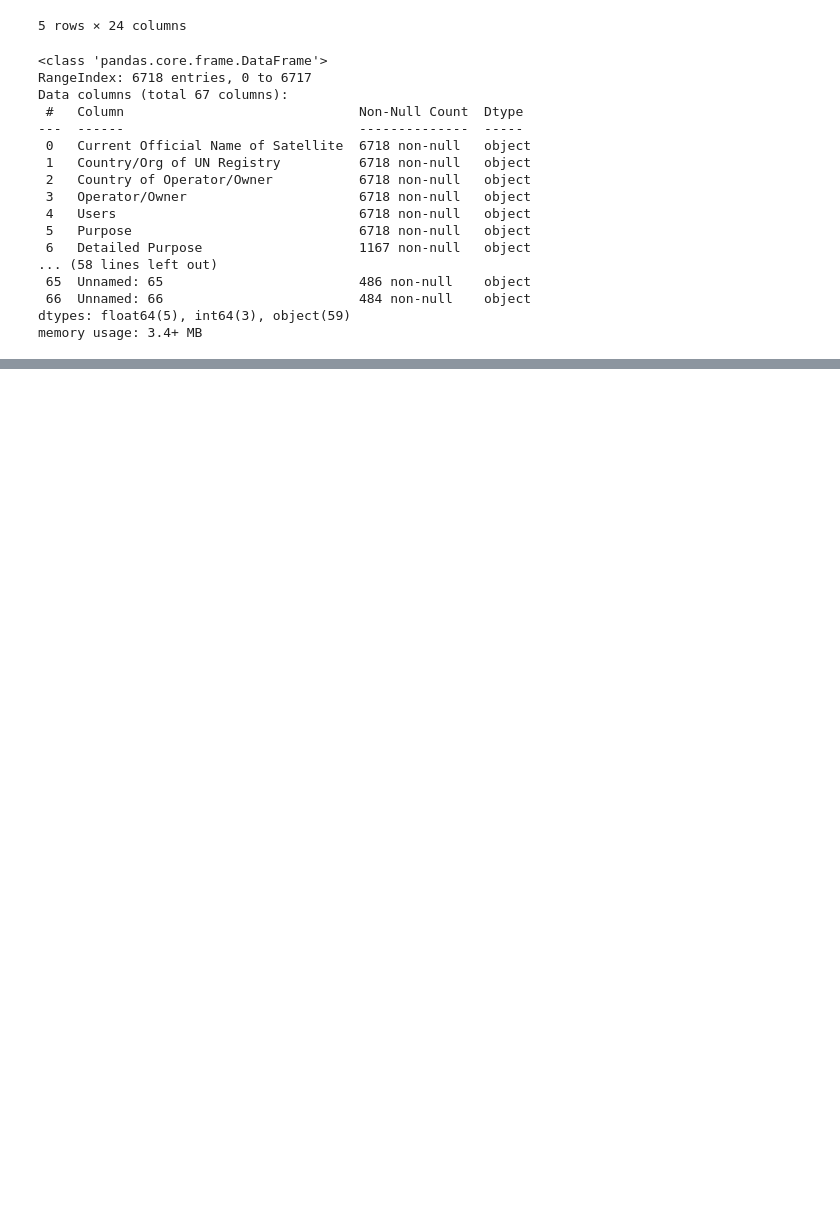
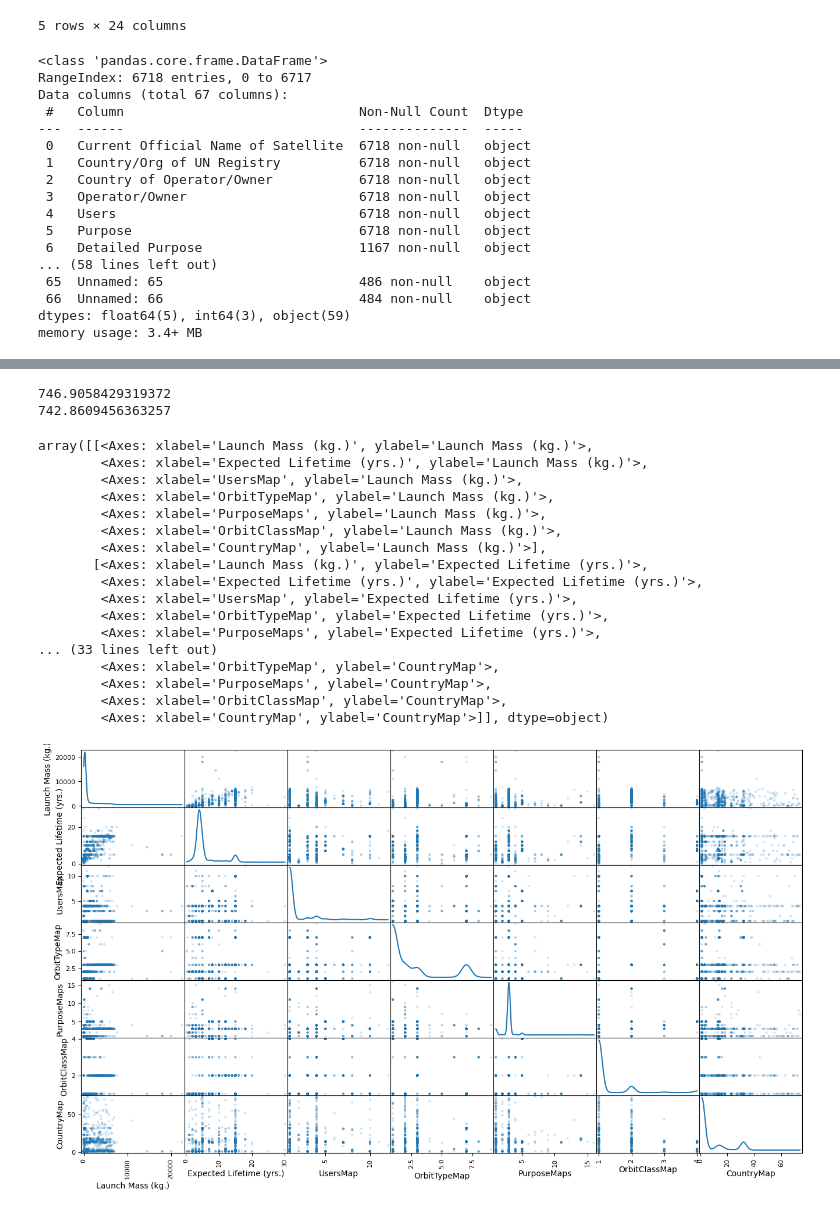
Before and after one commit to RobTheRobber/CO_Housing, a Jupyter notebook: exploration.ipynb, the cells around one changed output, grey strips where cells are left out. Saved outputs shown, nothing was run; the diff lists cells and outputs as text; code cells hidden in the pictures; blank space fills up the shorter version.

```diff
--- a/exploration.ipynb
+++ b/exploration.ipynb
@@ -57,0 +83,4 @@ Name: Country of Operator/Owner, Length: 104, dtype: int64
+# %%
+sat_cleaned.drop(['Detailed Purpose', 'Dry Mass (kg.)', 'Power (watts)'],axis=1, inplace= True)
+sat_cleaned = remove_small_groupings(sat_cleaned,'Users',1)
+sat_cleaned.dropna(subset='Expected Lifetime (yrs.)', inplace=True)
@@ -57,0 +120,5 @@ Name: Country of Operator/Owner, Length: 104, dtype: int64
+# %%
+
+# mil_df = sat_cleaned[sat_cleaned['Users']!='Commercial']
+mil_df = sat_cleaned
+mil_df['Purpose'].value_counts()
@@ -57,0 +163,36 @@ Name: Country of Operator/Owner, Length: 104, dtype: int64
+# %%
+mil_df_scatter = mil_df[['Users','Purpose','Class of Orbit','Type of Orbit', 'Launch Mass (kg.)','Country of Operator/Owner','Expected Lifetime (yrs.)']]
+# mil_df_scatter['Expected Lifetime (yrs.)'].fillna(mil_df_scatter['Expected Lifetime (yrs.)'].median(), inplace=True)
+mil_df_scatter['Type of Orbit'] = mil_df_scatter['Type of Orbit'].fillna('Unknown')
+mil_df_scatter['UsersMap'] = map_values(mil_df_scatter,'Users')
+mil_df_scatter['OrbitTypeMap'] = map_values(mil_df_scatter,'Type of Orbit')
+mil_df_scatter['PurposeMaps'] = map_values(mil_df_scatter,'Purpose')
+mil_df_scatter['OrbitClassMap'] = map_values(mil_df_scatter,'Class of Orbit')
+mil_df_scatter['CountryMap'] = map_values(mil_df_scatter,'Country of Operator/Owner')
+mil_df_scatter.isna().sum()
+print(mil_df_scatter['Launch Mass (kg.)'].mean())
+mil_df_scatter['Launch Mass (kg.)'] = mil_df_scatter['Launch Mass (kg.)'].fillna(0)
+print(mil_df_scatter['Launch Mass (kg.)'].mean())
+
+scatter_matrix(mil_df_scatter,diagonal='kde', alpha =.2, figsize=(16,9))
+# %% [output]
+746.9058429319372
+742.8609456363257
+array([[<Axes: xlabel='Launch Mass (kg.)', ylabel='Launch Mass (kg.)'>,
+        <Axes: xlabel='Expected Lifetime (yrs.)', ylabel='Launch Mass (kg.)'>,
+        <Axes: xlabel='UsersMap', ylabel='Launch Mass (kg.)'>,
+        <Axes: xlabel='OrbitTypeMap', ylabel='Launch Mass (kg.)'>,
+        <Axes: xlabel='PurposeMaps', ylabel='Launch Mass (kg.)'>,
+        <Axes: xlabel='OrbitClassMap', ylabel='Launch Mass (kg.)'>,
+        <Axes: xlabel='CountryMap', ylabel='Launch Mass (kg.)'>],
+       [<Axes: xlabel='Launch Mass (kg.)', ylabel='Expected Lifetime (yrs.)'>,
+        <Axes: xlabel='Expected Lifetime (yrs.)', ylabel='Expected Lifetime (yrs.)'>,
+        <Axes: xlabel='UsersMap', ylabel='Expected Lifetime (yrs.)'>,
+        <Axes: xlabel='OrbitTypeMap', ylabel='Expected Lifetime (yrs.)'>,
+        <Axes: xlabel='PurposeMaps', ylabel='Expected Lifetime (yrs.)'>,
+... (33 lines left out)
+        <Axes: xlabel='OrbitTypeMap', ylabel='CountryMap'>,
+        <Axes: xlabel='PurposeMaps', ylabel='CountryMap'>,
+        <Axes: xlabel='OrbitClassMap', ylabel='CountryMap'>,
+        <Axes: xlabel='CountryMap', ylabel='CountryMap'>]], dtype=object)
+[figure, added]
```
Also changed, not shown: parts of 26 cells of this notebook, 19 other files.
